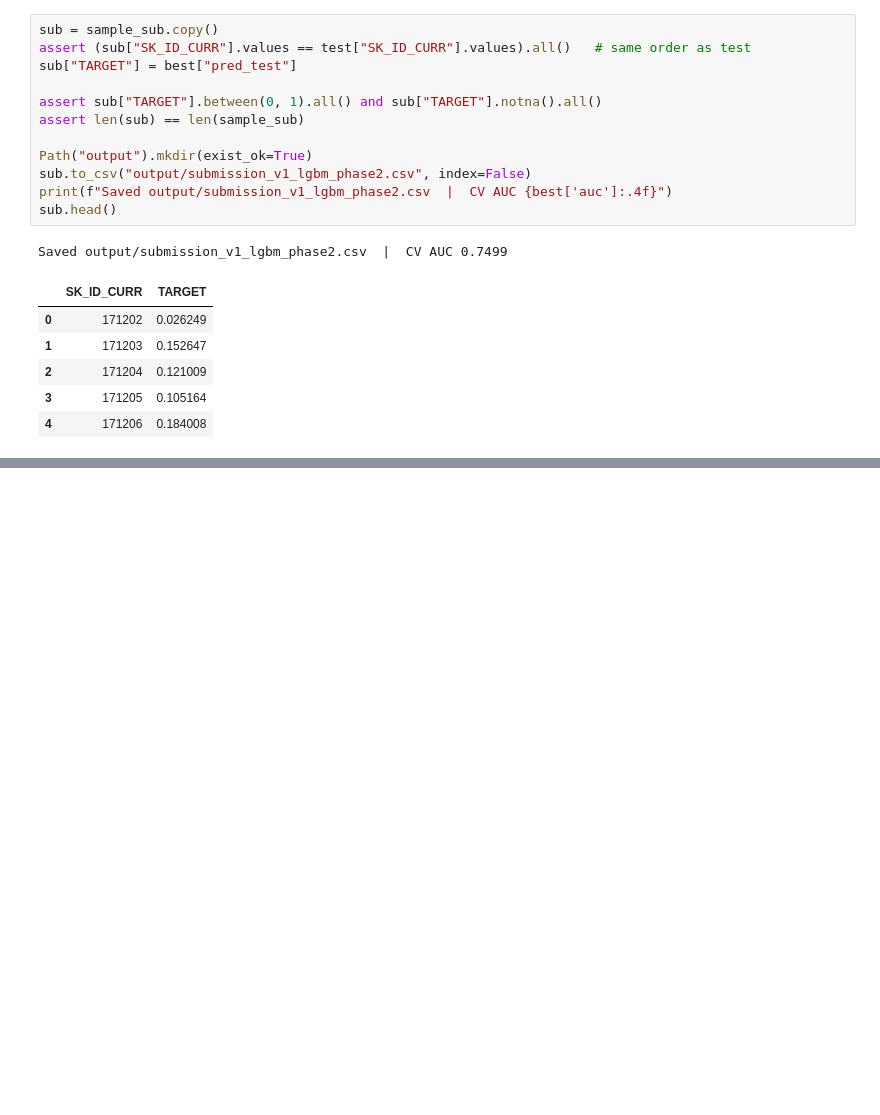
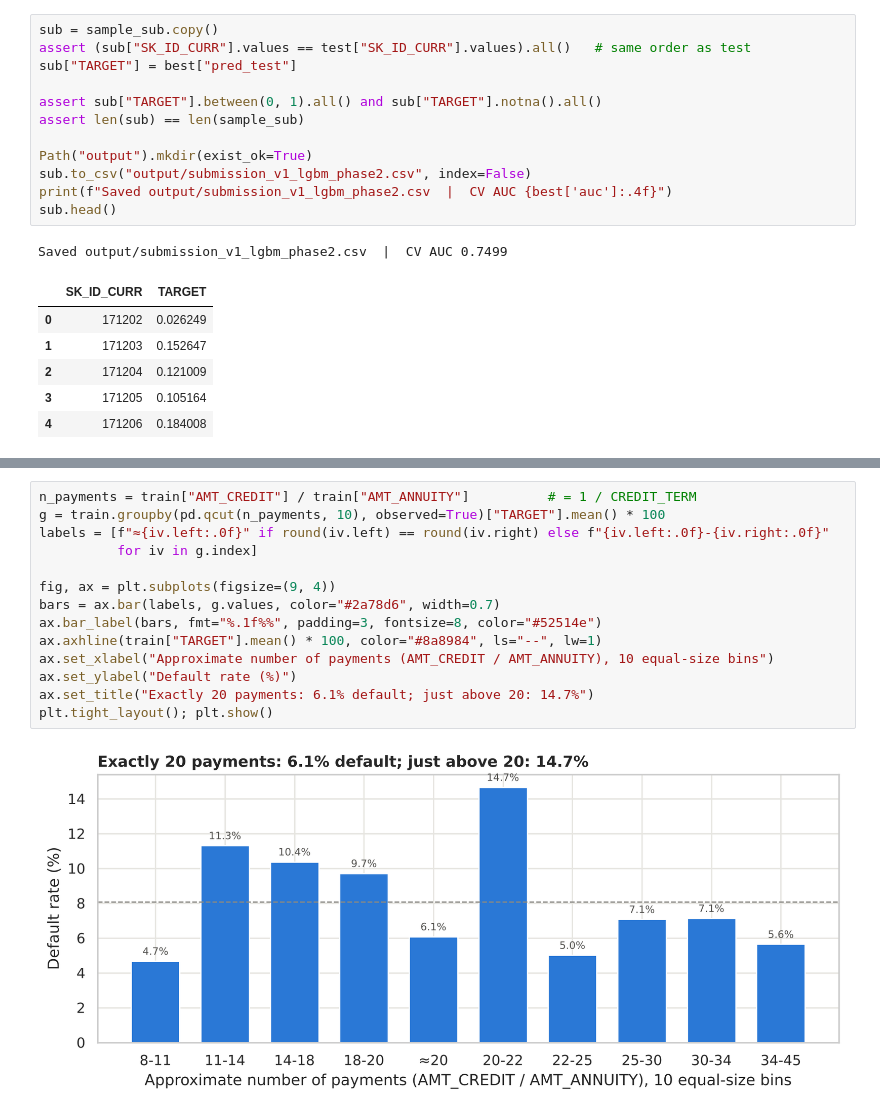
Before and after one commit to angelbohorquez05/home_credit_default_risk, a Jupyter notebook: main.ipynb, the cells around one changed output, grey strips where cells are left out. Saved outputs shown, nothing was run; the diff lists cells and outputs as text; blank space fills up the shorter version.

```diff
--- a/main.ipynb
+++ b/main.ipynb
@@ -246,0 +365,16 @@ Saved output/submission_v1_lgbm_phase2.csv  |  CV AUC 0.7499
+# %%
+n_payments = train["AMT_CREDIT"] / train["AMT_ANNUITY"]          # = 1 / CREDIT_TERM
+g = train.groupby(pd.qcut(n_payments, 10), observed=True)["TARGET"].mean() * 100
+labels = [f"≈{iv.left:.0f}" if round(iv.left) == round(iv.right) else f"{iv.left:.0f}-{iv.right:.0f}"
+          for iv in g.index]
+
+fig, ax = plt.subplots(figsize=(9, 4))
+bars = ax.bar(labels, g.values, color="#2a78d6", width=0.7)
+ax.bar_label(bars, fmt="%.1f%%", padding=3, fontsize=8, color="#52514e")
+ax.axhline(train["TARGET"].mean() * 100, color="#8a8984", ls="--", lw=1)
+ax.set_xlabel("Approximate number of payments (AMT_CREDIT / AMT_ANNUITY), 10 equal-size bins")
+ax.set_ylabel("Default rate (%)")
+ax.set_title("Exactly 20 payments: 6.1% default; just above 20: 14.7%")
+plt.tight_layout(); plt.show()
+# %% [output]
+[figure, added]
```
Also changed, not shown: parts of 32 cells of this notebook, 3 other files.
